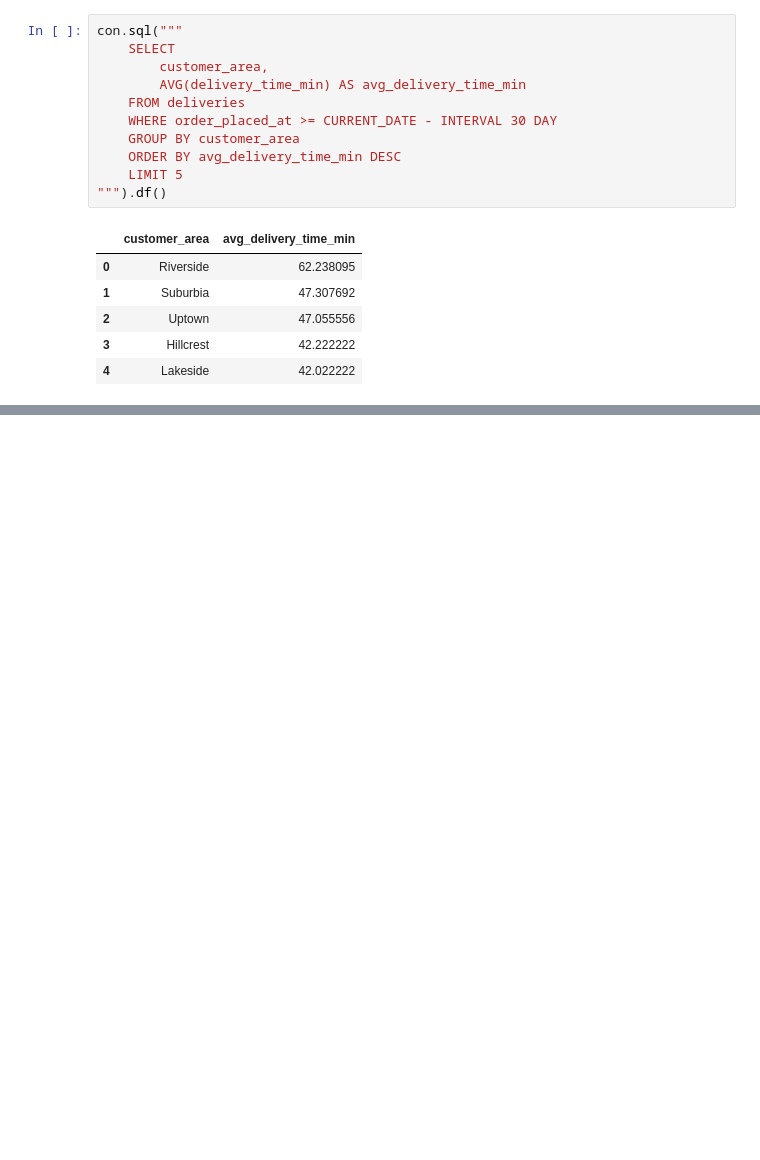
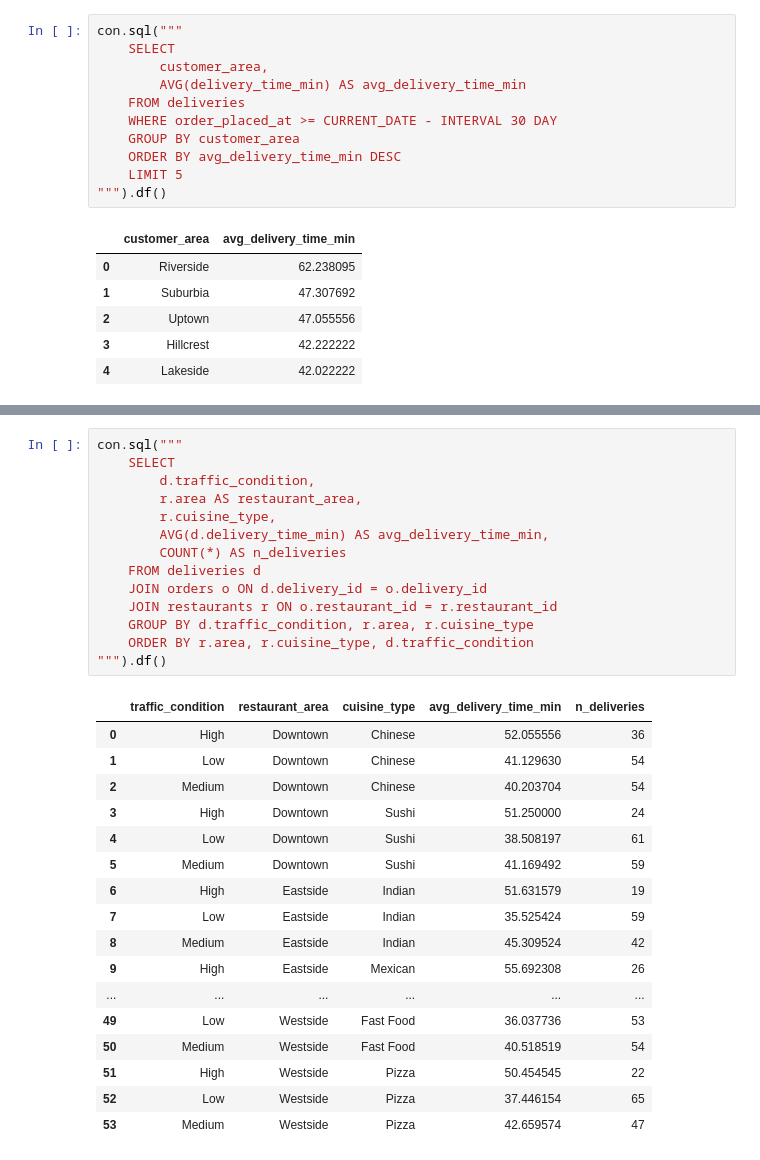
Before and after one commit to felo9015/food_delivery_time_prediction, a Jupyter notebook: sql/sql_exploration.ipynb, the cells around one changed output, grey strips where cells are left out. Drawn from its saved outputs; the diff is of its cells as text; blank space fills up the shorter version.

```diff
--- a/sql/sql_exploration.ipynb
+++ b/sql/sql_exploration.ipynb
@@ -431,0 +500,32 @@ This is the complete query for Question 1: **Riverside, Suburbia, Uptown, Hillcr
+# %%
+con.sql("""
+    SELECT
+        d.traffic_condition,
+        r.area AS restaurant_area,
+        r.cuisine_type,
+        AVG(d.delivery_time_min) AS avg_delivery_time_min,
+        COUNT(*) AS n_deliveries
+    FROM deliveries d
+    JOIN orders o ON d.delivery_id = o.delivery_id
+    JOIN restaurants r ON o.restaurant_id = r.restaurant_id
+    GROUP BY d.traffic_condition, r.area, r.cuisine_type
+    ORDER BY r.area, r.cuisine_type, d.traffic_condition
+""").df()
+# %% [output]
+|  | traffic_condition | restaurant_area | cuisine_type | avg_delivery_time_min | n_deliveries |
+| 0 | High | Downtown | Chinese | 52.055556 | 36 |
+| 1 | Low | Downtown | Chinese | 41.129630 | 54 |
+| 2 | Medium | Downtown | Chinese | 40.203704 | 54 |
+| 3 | High | Downtown | Sushi | 51.250000 | 24 |
+| 4 | Low | Downtown | Sushi | 38.508197 | 61 |
+| 5 | Medium | Downtown | Sushi | 41.169492 | 59 |
+| 6 | High | Eastside | Indian | 51.631579 | 19 |
+| 7 | Low | Eastside | Indian | 35.525424 | 59 |
+| 8 | Medium | Eastside | Indian | 45.309524 | 42 |
+| 9 | High | Eastside | Mexican | 55.692308 | 26 |
+| ... | ... | ... | ... | ... | ... |
+| 49 | Low | Westside | Fast Food | 36.037736 | 53 |
+| 50 | Medium | Westside | Fast Food | 40.518519 | 54 |
+| 51 | High | Westside | Pizza | 50.454545 | 22 |
+| 52 | Low | Westside | Pizza | 37.446154 | 65 |
+| 53 | Medium | Westside | Pizza | 42.659574 | 47 |
```
Also changed, not shown: parts of 57 cells of this notebook, 3 other files.
